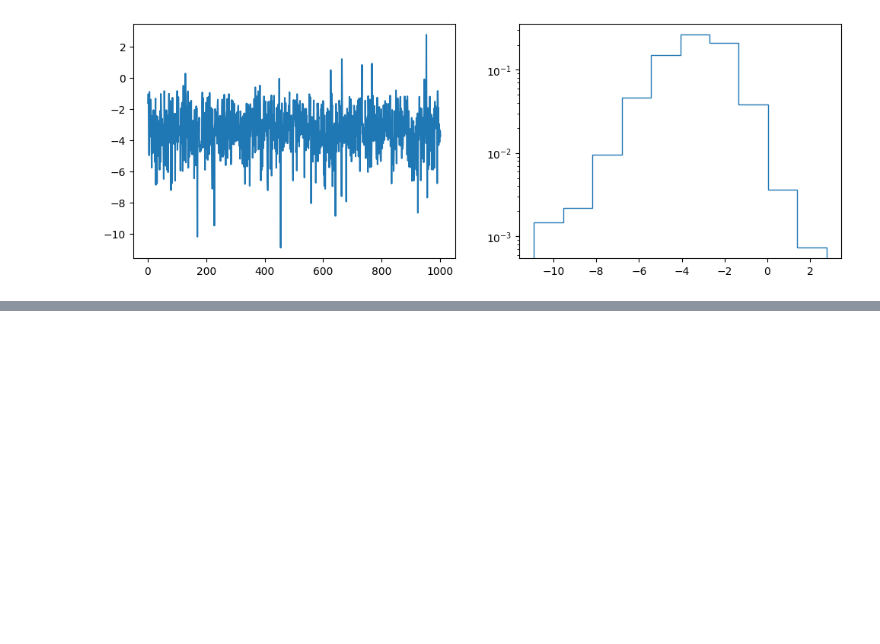
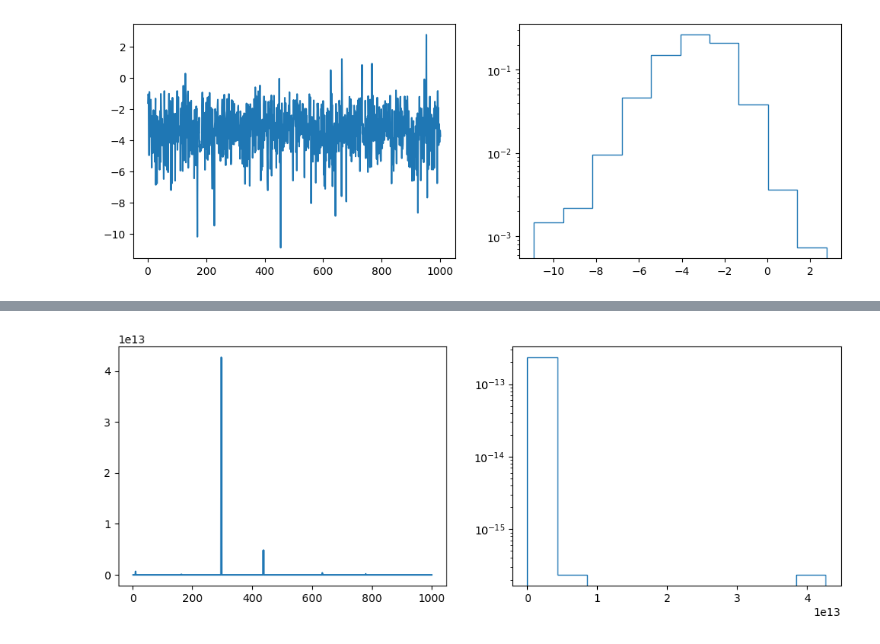
Before and after one commit to anero-wr/bgflow, a Jupyter notebook: notebooks/LJ_equivariant.ipynb, the cells around one changed output, grey strips where cells are left out. Saved outputs shown, nothing was run; the diff lists cells and outputs as text; code cells hidden in the pictures; blank space fills up the shorter version.

```diff
--- a/notebooks/LJ_equivariant.ipynb
+++ b/notebooks/LJ_equivariant.ipynb
@@ -170,7 +175,7 @@ dist_encoder = RbfEncoder(kernel_mus, kernel_gammas.log(), trainable=True)
 
 layers=[]
 
-layers.append(SplitFlow(dim))
+layers.append(SplitFlow( dim_ics , dim=1))
 
 n_coupling_layers = 16
 for _ in range(n_coupling_layers):
@@ -182,11 +187,11 @@ for _ in range(n_coupling_layers):
     layers.append(CouplingFlow(
         AffineTransformer(
                 EquivariantNet(
-                    n_particles, spacial_dim, DenseNet([n_rbfs, dim_ics//2, dim_ics//2, 1], torch.nn.ReLU()),
+                    n_particles, spacial_dim, DenseNet([n_rbfs, 200, 200, 1], torch.nn.ReLU()),
                     encoder=dist_encoder
                 ),
                 InvariantNet(
-                    n_particles, spacial_dim, DenseNet([n_rbfs, dim_ics//2, dim_ics//2, 1], torch.nn.ReLU()),
+                    n_particles, spacial_dim, DenseNet([n_rbfs, 200, 200, 1], torch.nn.ReLU()),
                     encoder=dist_encoder
                 ),
 
@@ -290,0 +283,15 @@ RuntimeError: The size of tensor a (0) must match the size of tensor b (30) at n
+# %%
+n_samples = 1000
+
+latent = torch.cat([prior.sample(n_samples), prior.sample(n_samples)], dim=1)
+samples, dlogp = flow(latent)
+
+distances_x = as_numpy(compute_distances(samples[:, :dim_ics], n_particles, dim_ics // n_particles))
+distances_v = as_numpy(compute_distances(samples[:, dim_ics:], n_particles, dim_ics // n_particles))
+
+log_w = target.energy(samples[:, :dim_ics]) + prior.energy(samples[:, dim_ics:]) - 0.5 * dlogp  - prior.energy(latent[:, dim_ics:]) - prior.energy(latent[:, :dim_ics])
+log_w = as_numpy(log_w)
+# %%
+plot_energy(samples[:, :dim_ics], target)
+# %% [output]
+[figure, added]
```
Also changed, not shown: parts of 8 cells of this notebook, 1 other file.
